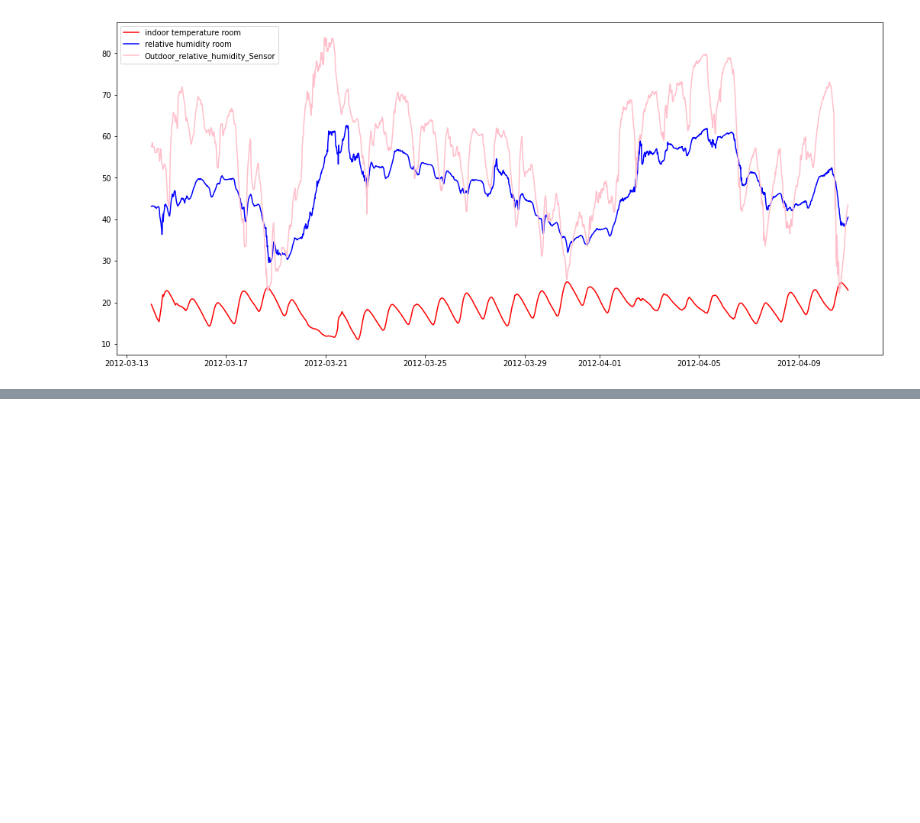
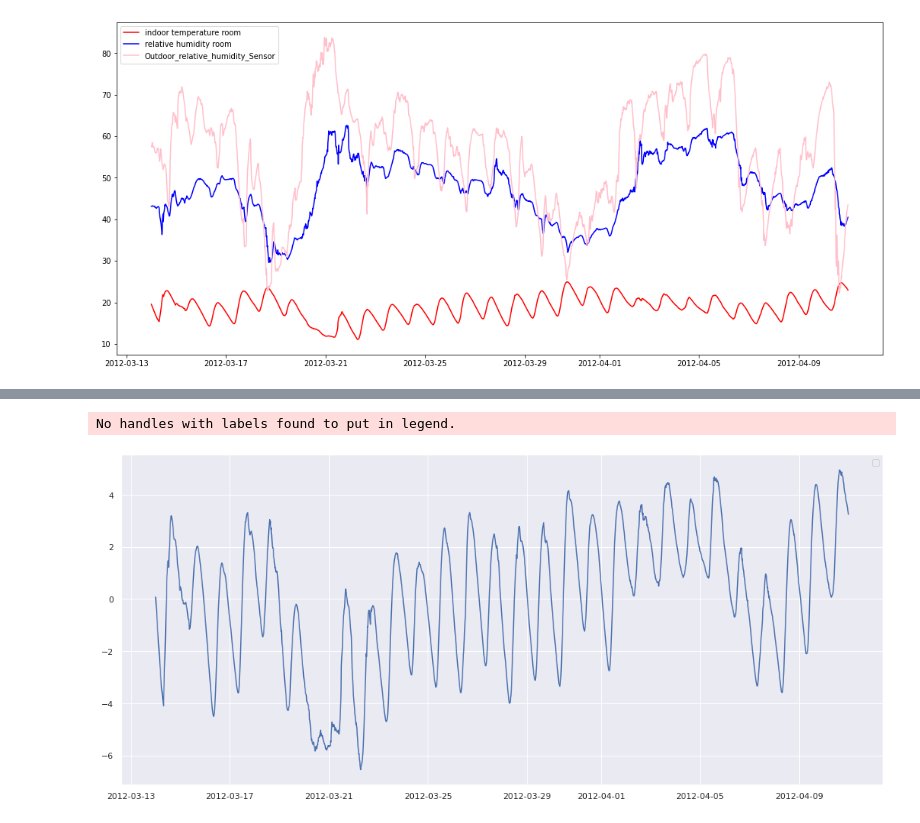
Before and after one commit to HedersonSantos/SmartHome, a Jupyter notebook: seriesTemporais_sarimax.ipynb, the cells around one changed output, grey strips where cells are left out. Cells and saved outputs as stored; diff of their text form; code cells hidden in the pictures; blank space fills up the shorter version.

```diff
--- a/seriesTemporais_sarimax.ipynb
+++ b/seriesTemporais_sarimax.ipynb
@@ -167,0 +213,8 @@ plt.show()
+# %%
+fig, ax = plt.subplots(figsize=(18,8))
+plt.plot(residuo)
+plt.legend()
+plt.show()
+# %% [output]
+No handles with labels found to put in legend.
+[figure, added]
```
Also changed, not shown: parts of 5 cells of this notebook.
